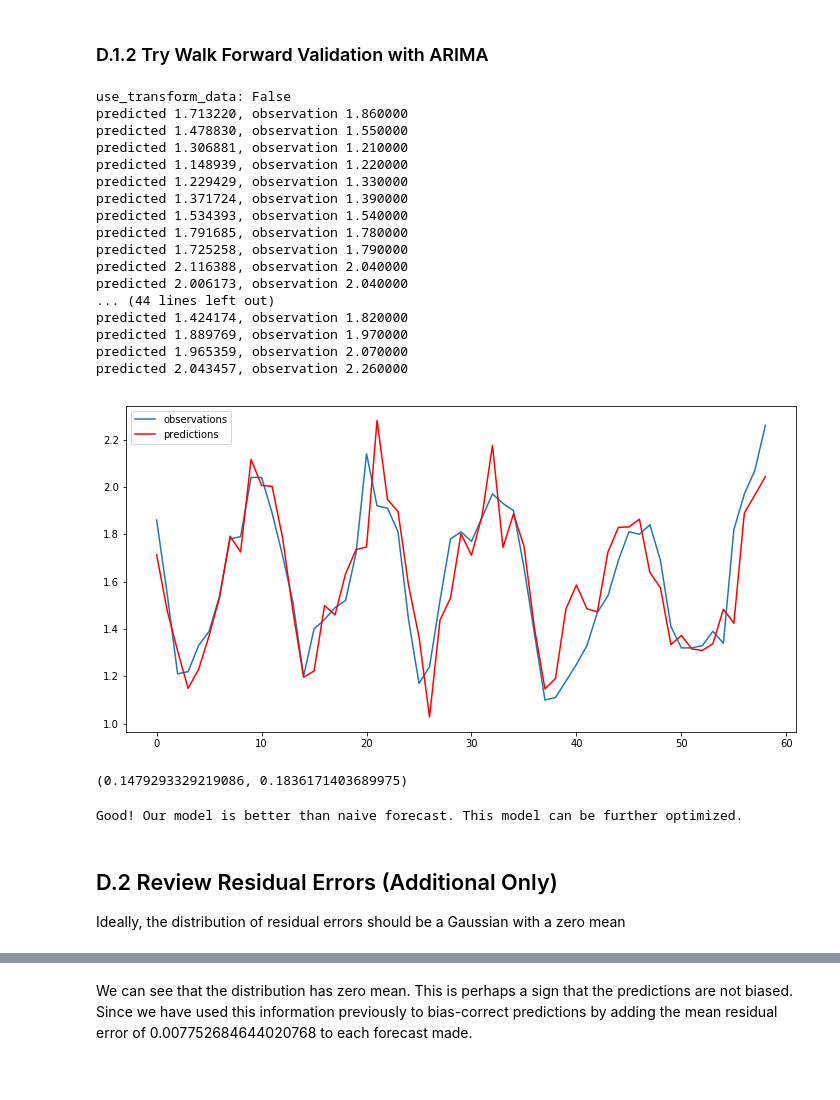
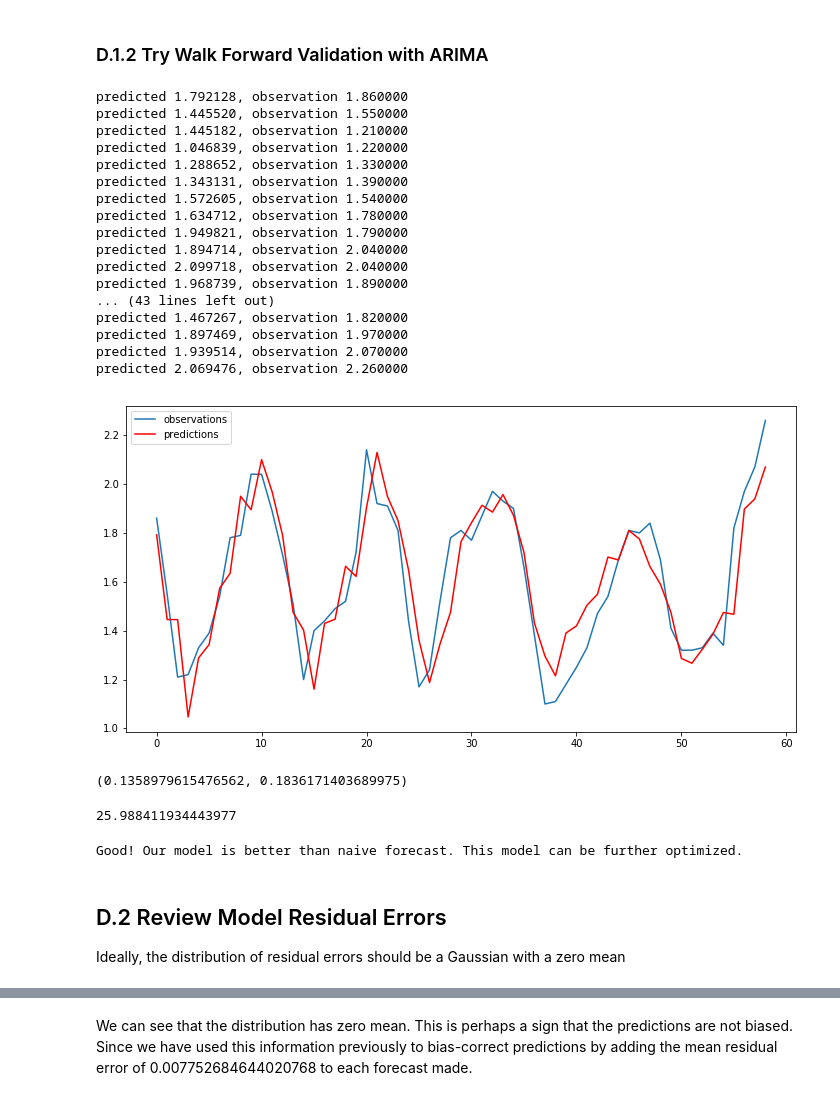
Before and after one commit to albertsylvester/assignment_april, a Jupyter notebook: Assignment No.2 - Part B (Bonus).ipynb, the cells around one changed output, grey strips where cells are left out. Drawn from its saved outputs; the diff is of its cells as text; code cells hidden in the pictures.

Commit message:
fifth commit
better model

```diff
--- a/Assignment No.2 - Part B (Bonus).ipynb
+++ b/Assignment No.2 - Part B (Bonus).ipynb
@@ -305,6 +312,8 @@ def difference(dataset, interval=1):
 
 def inverse_difference(history, yhat, interval=1):
     return yhat + history[-interval]
+# %%
+months_in_year = 1
 # %%
 # evaluate an ARIMA model for a given order (p,d,q)
 def evaluate_arima_model(X, arima_order, display_debug=False, display_plot=False):
@@ -319,13 +328,10 @@ def evaluate_arima_model(X, arima_order, display_debug=False, display_plot=False
     history = [x for x in train]
     predictions = list()
 
-    if display_debug:
-        print('use_transform_data: '+str(use_transform_data))
-
     #walk forward validation
     for t in range(len(test)):
         #difference in data
-        months_in_year = 12
+#         months_in_year = 12
         diff = difference(history, months_in_year)
 
         model = ARIMA(diff, order=arima_order)
@@ -361,37 +367,39 @@ def evaluate_arima_model(X, arima_order, display_debug=False, display_plot=False
 # %%
 #evaluate model
 dataset = series.values
 dataset = dataset.astype('float32')
-order = (4,0,0)
-residual_bias = 0.007752684644020768
+order = (10,0,0)
+residual_bias = 0.007661456223715624
 
 rmse_walk_forward = evaluate_arima_model(dataset, order, display_debug=True, display_plot=True)
 # %% [output]
-use_transform_data: False
-predicted 1.713220, observation 1.860000
-predicted 1.478830, observation 1.550000
-predicted 1.306881, observation 1.210000
-predicted 1.148939, observation 1.220000
-predicted 1.229429, observation 1.330000
-predicted 1.371724, observation 1.390000
-predicted 1.534393, observation 1.540000
-predicted 1.791685, observation 1.780000
-predicted 1.725258, observation 1.790000
-predicted 2.116388, observation 2.040000
-predicted 2.006173, observation 2.040000
-... (44 lines left out)
-predicted 1.424174, observation 1.820000
-predicted 1.889769, observation 1.970000
-predicted 1.965359, observation 2.070000
-predicted 2.043457, observation 2.260000
+predicted 1.792128, observation 1.860000
+predicted 1.445520, observation 1.550000
+predicted 1.445182, observation 1.210000
+predicted 1.046839, observation 1.220000
+predicted 1.288652, observation 1.330000
+predicted 1.343131, observation 1.390000
+predicted 1.572605, observation 1.540000
+predicted 1.634712, observation 1.780000
+predicted 1.949821, observation 1.790000
+predicted 1.894714, observation 2.040000
+predicted 2.099718, observation 2.040000
+predicted 1.968739, observation 1.890000
+... (43 lines left out)
+predicted 1.467267, observation 1.820000
+predicted 1.897469, observation 1.970000
+predicted 1.939514, observation 2.070000
+predicted 2.069476, observation 2.260000
-[figure, old version]
+[figure, new version]
 # %%
 rmse_walk_forward, rmse_baseline
 # %% [output]
-(0.1479293329219086, 0.1836171403689975)
+(0.1358979615476562, 0.1836171403689975)
 # %%
 #betterment
-# (1 - rmse_walk_forward/rmse_baseline_transformed_data)*100 #percent, makin tinggi makin baik
+(1 - rmse_walk_forward/rmse_baseline)*100 #percent, makin tinggi makin baik
+# %% [output]
+25.988411934443977
 # %%
 model_can_be_optimized = False
 if rmse_walk_forward < rmse_baseline:
@@ -402,7 +410,7 @@ else:
 # %% [output]
 Good! Our model is better than naive forecast. This model can be further optimized.
 # %% [markdown]
-## D.2 Review Residual Errors (Additional Only)
+## D.2 Review Model Residual Errors
 Ideally, the distribution of residual errors should be a Gaussian with a zero mean
 # %%
 residual_erros
```
Also changed, not shown: parts of 25 cells of this notebook.
